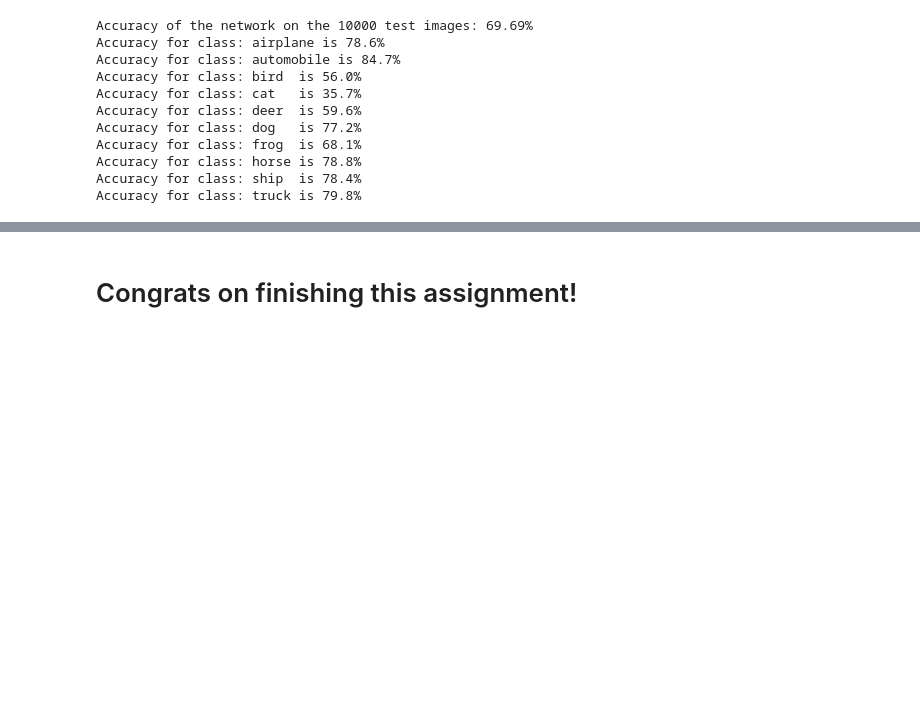
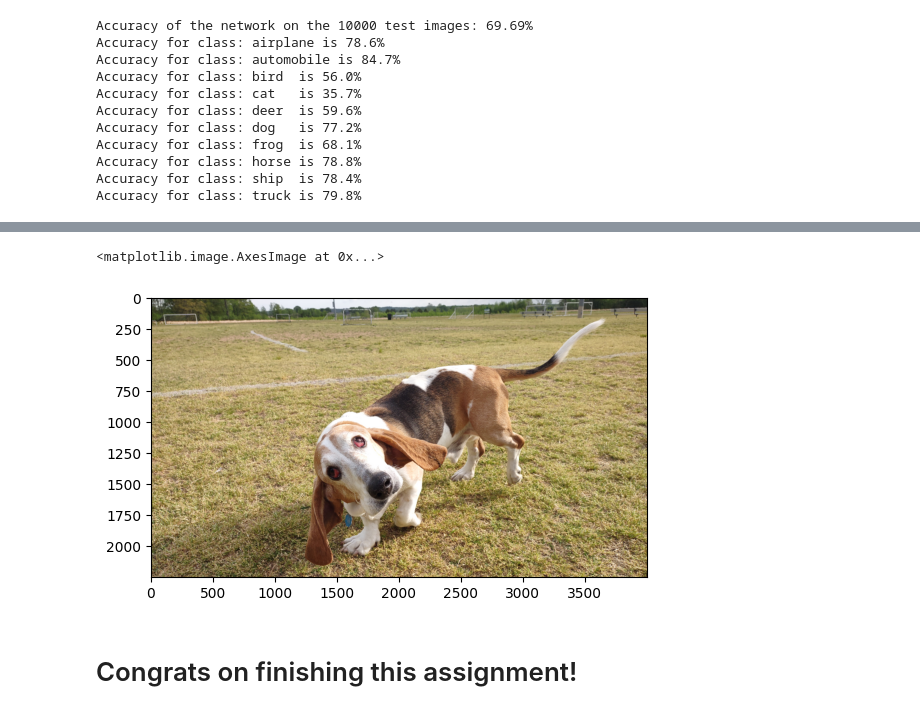
Before and after one commit to linzhangUCA/3321tpl-convnet, a Jupyter notebook: convnet.ipynb, the cells around one changed output, grey strips where cells are left out. Drawn from its saved outputs; the diff is of its cells as text; code cells hidden in the pictures; blank space fills up the shorter version.

```diff
--- a/convnet.ipynb
+++ b/convnet.ipynb
@@ -310,2 +334,8 @@ Accuracy for class: truck is 79.8%
+# %%
+# Visualize original image
+plt.imshow(img_origin.numpy().transpose(1, 2, 0))
+# %% [output]
+<matplotlib.image.AxesImage at 0x...>
+[figure, added]
 # %% [markdown]
 # Congrats on finishing this assignment!
```
Also changed, not shown: parts of 2 cells of this notebook, 3 other files.
